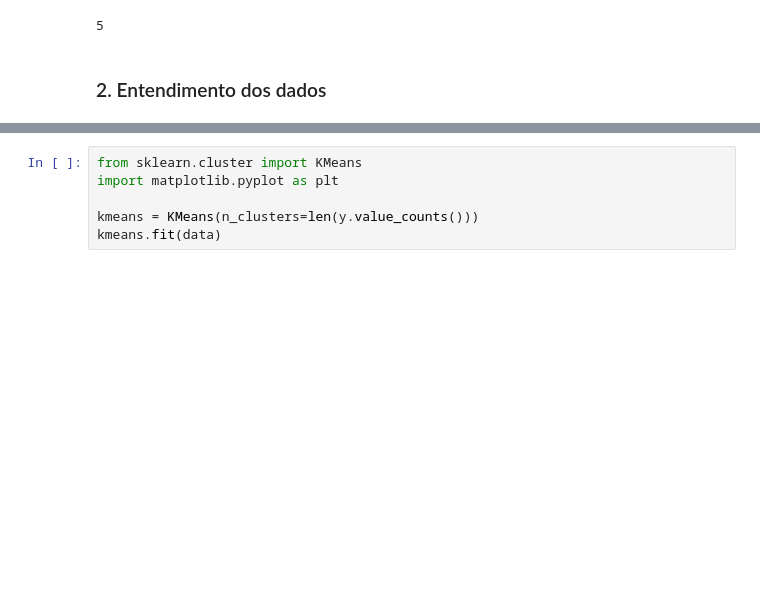
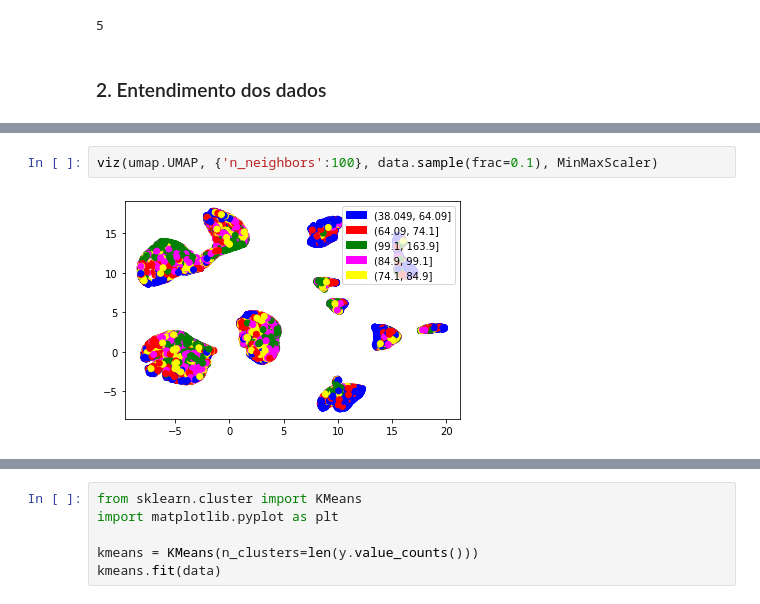
Before and after one commit to maluwastaken/Intro-Data-Science, a Jupyter notebook: classification.ipynb, the cells around one changed output, grey strips where cells are left out. Cells and saved outputs as stored; diff of their text form; blank space fills up the shorter version.

```diff
--- a/classification.ipynb
+++ b/classification.ipynb
@@ -101,0 +111,4 @@ plt.show()
+# %%
+viz(umap.UMAP, {'n_neighbors':100}, data.sample(frac=0.1), MinMaxScaler)
+# %% [output]
+[figure, added]
```
Also changed, not shown: parts of 20 cells of this notebook.
